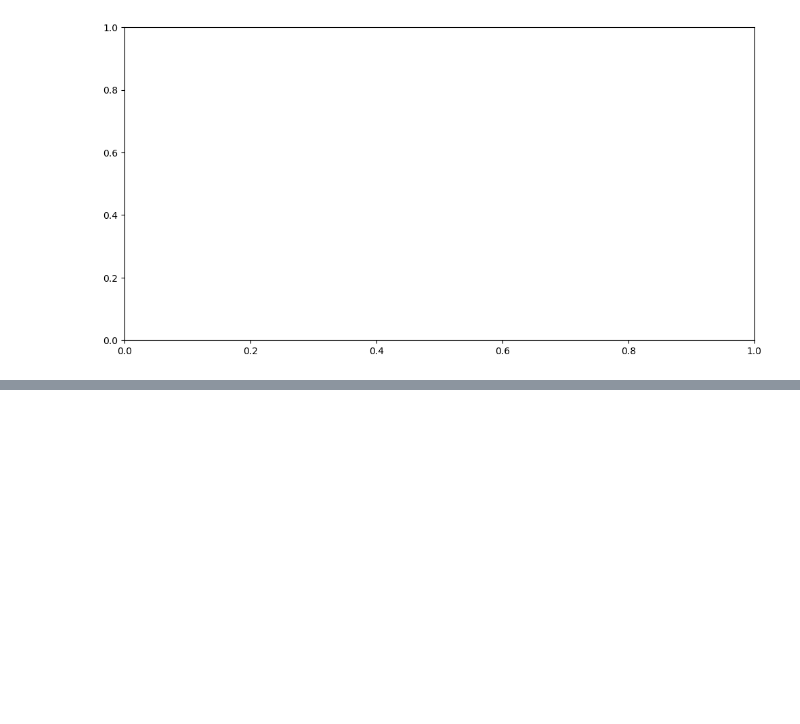
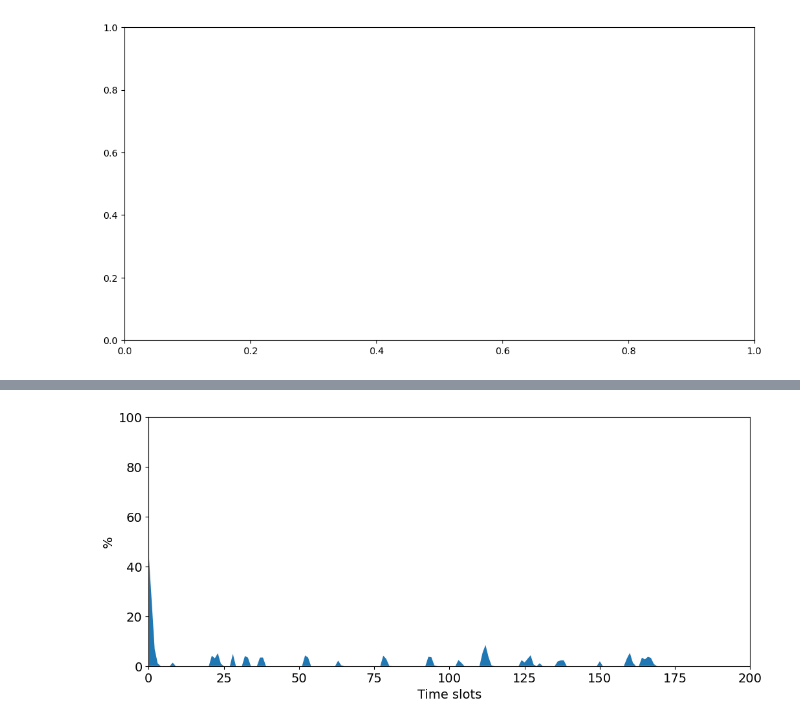
Before and after one commit to Tahuubinh/Offloading_to_Vehicles_2, a Jupyter notebook: Mec_ver4-main/result/Jup_result1.ipynb, the cells around one changed output, grey strips where cells are left out. Saved outputs shown, nothing was run; the diff lists cells and outputs as text; code cells hidden in the pictures; blank space fills up the shorter version.

```diff
--- a/Mec_ver4-main/result/Jup_result1.ipynb
+++ b/Mec_ver4-main/result/Jup_result1.ipynb
@@ -365,3 +530,51 @@ ax.grid(which='minor', alpha=0.2)
 ax.grid(which='major', alpha=0.5)
 #plt.savefig("../../Pictures/bFDQO_200tslots_vs_others_moving_average_not_gamma.pdf")
 plt.show()
+# %%
+alg = "b-FDQO_b_0.5_k_0.6_e_0.12"
+
+datat = pd.read_csv("result1/" + alg + "/"+str(1)+"/kqFDQO.csv").values[:, :].astype(np.float32)
+for i in range(2, 11):
+    datat += pd.read_csv("result1/" + alg + "/"+str(i)+"/kqFDQO.csv").values[:, :].astype(np.float32)
+datat /= 10
+data2 = datat
+
+datat = pd.read_csv("result1/" + alg + "/"+str(1)+"/cb_5phut.csv").values[:201, :]
+for i in range(2, 11):
+    datat += pd.read_csv("result1/" + alg + "/"+str(i)+"/cb_5phut.csv").values[:201, :]
+datat /= 10
+data3 = datat
+# %%
+import numpy as np
+import matplotlib.pyplot as plt
+plt.style.use('default')
+import pandas as pd
+
+plt.rcParams.update({'font.size': 14})
+plt.rcParams['figure.figsize'] = [12, 5]
+
+df = data2
+df = df[:int(df.shape[0]+1),0]
+#df_slide_1000 = [df[i:(i+1000)] for i in 299]
+df = df.flatten()
+df_list = df.tolist()
+
+data = data3
+nb_steps = data[:,5].flatten().tolist()
+step = data[:,6].flatten().tolist()
+# df_list_splice = [list(df_list[int(i - j): int(i)]) for j in nb_steps for i in step]
+# df_list_splice
+test = [df_list[int(i - j): int(i)] for j, i in zip(nb_steps, step)]
+test.pop(-1) # somehow the last is empty
+# for sublist in test:
+#     print(sublist)
+sum_of_subtest = [sum(sublist) / len(sublist) * 100 for sublist in test]
+plt.fill_between([i for i in range(len(sum_of_subtest))], 0, sum_of_subtest)
+#plt.title("Percentage of using Fuzzy table (FDQO)")
+plt.xlabel("Time slots")
+plt.ylabel("%")
+plt.axis([0, 200, 0, 100])
+plt.savefig("../Pictures/Percentage_bFDQO_200tslots.pdf")
+plt.show()
+# %% [output]
+[figure, added]
```
Also changed, not shown: parts of 24 cells of this notebook, 28 other files.
